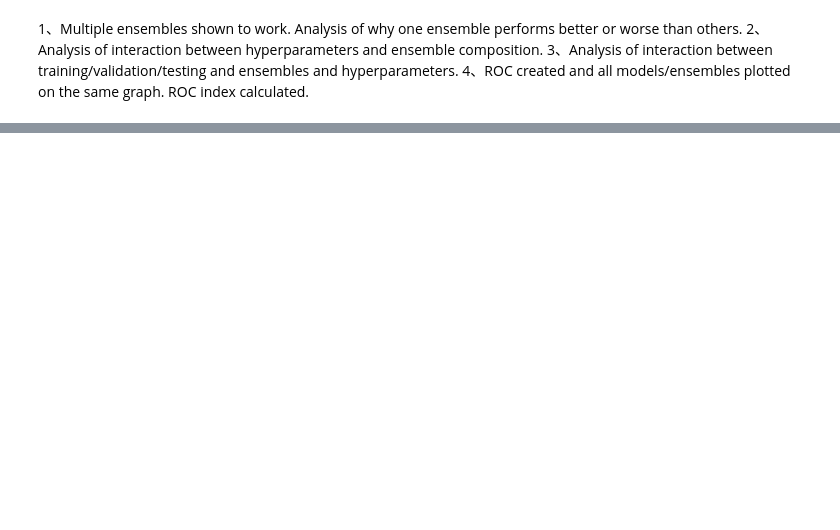
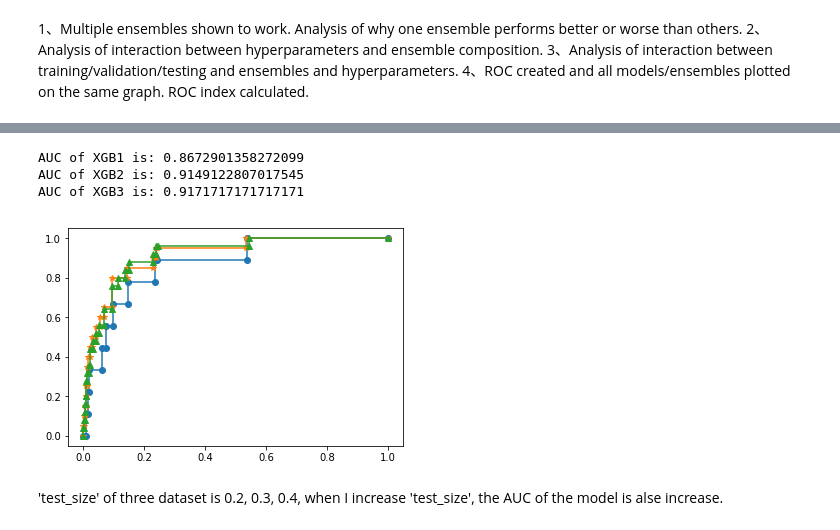
Before and after one commit to Ming-H/ozone, a Jupyter notebook: XGB_RF.ipynb, the cells around one changed output, grey strips where cells are left out. Drawn from its saved outputs; the diff is of its cells as text; code cells hidden in the pictures; blank space fills up the shorter version.

```diff
--- a/XGB_RF.ipynb
+++ b/XGB_RF.ipynb
@@ -124,0 +186,28 @@ print(auc_score1)
+# %%
+X_train1, X_test1, y_train1, y_test1 = data_split(df_data1, 0.2)
+clf1 = xgb1.fit(X_train1, y_train1)
+
+X_train2, X_test2, y_train2, y_test2 = data_split(df_data1, 0.3)
+clf2 = xgb1.fit(X_train2, y_train2)
+
+X_train3, X_test3, y_train3, y_test3 = data_split(df_data1, 0.4)
+clf2 = xgb1.fit(X_train3, y_train3)
+
+# predict
+y_pre1 = clf1.predict_proba(X_test1)[:, 1]
+y_pre2 = clf2.predict_proba(X_test2)[:, 1]
+y_pre3 = clf2.predict_proba(X_test3)[:, 1]
+
+# calculate ROC index
+fpr1, tpr1, thresholds1 = metrics.roc_curve(y_test1, y_pre1)
+fpr2, tpr2, thresholds2 = metrics.roc_curve(y_test2, y_pre2)
+fpr3, tpr3, thresholds3 = metrics.roc_curve(y_test3, y_pre3)
+
+ROC_index_XGB1 = [(i,j) for i,j in zip(fpr1, tpr1)]
+print("ROC_index of XGB1 is:\n", ROC_index_XGB1)
+
+ROC_index_XGB2 = [(i,j) for i,j in zip(fpr2, tpr2)]
+print("ROC_index of XGB2 is:\n", ROC_index_XGB2)
+
+ROC_index_XGB3 = [(i,j) for i,j in zip(fpr3, tpr3)]
+print("ROC_index of XGB3 is:\n", ROC_index_XGB3)
@@ -124,0 +221,22 @@ print(auc_score1)
+# %%
+# calculate AUC
+auc_score1 = metrics.roc_auc_score(y_test1, y_pre1)
+print('AUC of XGB1 is:', auc_score1)
+auc_score2 = metrics.roc_auc_score(y_test2, y_pre2)
+print('AUC of XGB2 is:',auc_score2)
+auc_score3 = metrics.roc_auc_score(y_test3, y_pre3)
+print('AUC of XGB3 is:',auc_score3)
+
+# plot ROC of the models
+plt.plot(fpr1, tpr1, marker = 'o')
+plt.plot(fpr2, tpr2, marker = '*')
+plt.plot(fpr3, tpr3, marker = '^')
+
+plt.show()
+# %% [output]
+AUC of XGB1 is: 0.8672901358272099
+AUC of XGB2 is: 0.9149122807017545
+AUC of XGB3 is: 0.9171717171717171
+[figure, added]
+# %% [markdown]
+'test_size' of three dataset is 0.2, 0.3, 0.4, when I increase 'test_size', the AUC of the model is alse increase.
```
Also changed, not shown: parts of 21 cells of this notebook, 2 other files.
